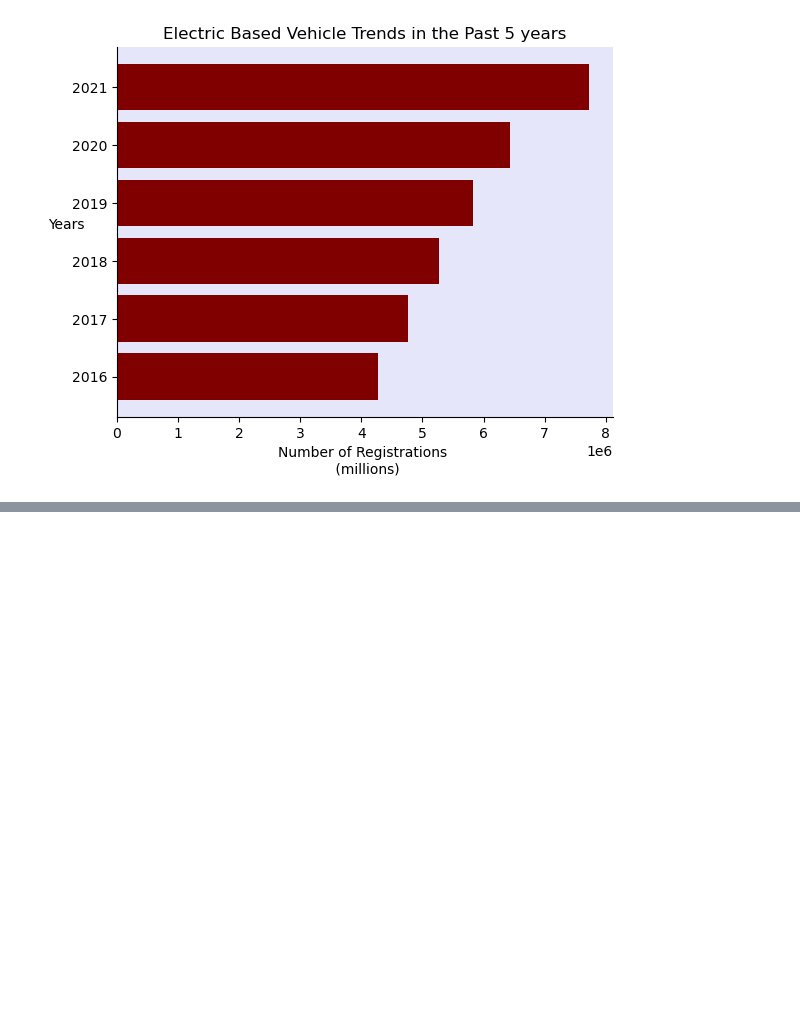
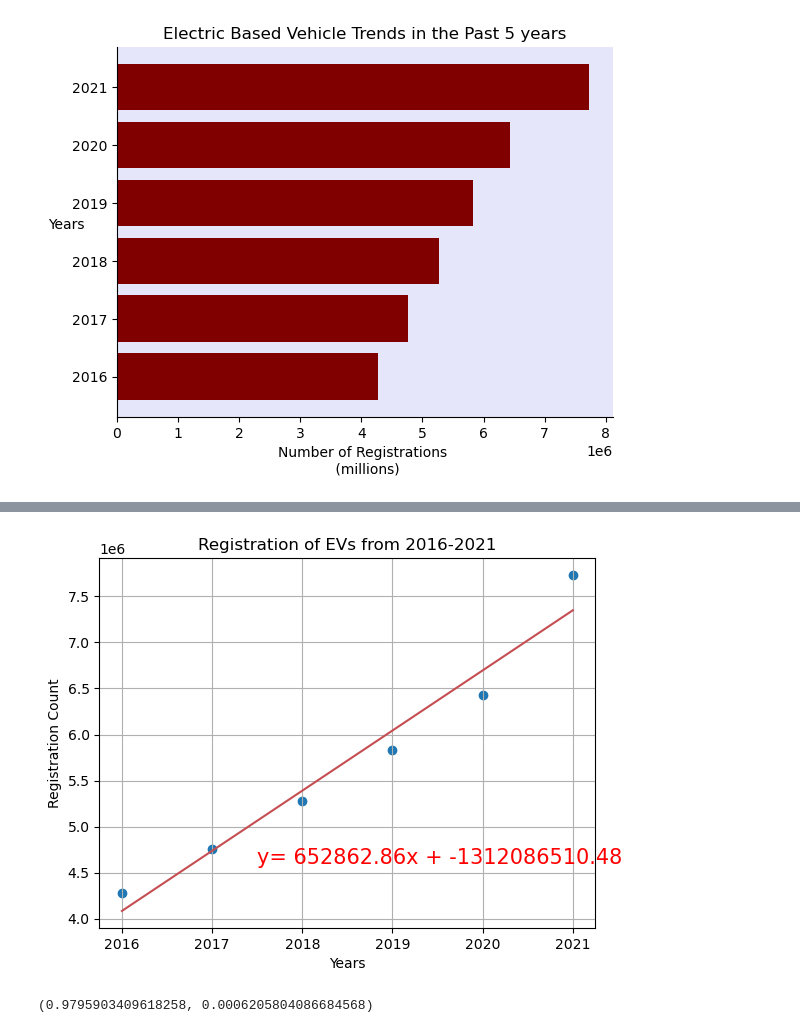
Before and after one commit to nhle95/Project1_group4, a Jupyter notebook: Electric_Car_Count.ipynb, the cells around one changed output, grey strips where cells are left out. Drawn from its saved outputs; the diff is of its cells as text; code cells hidden in the pictures; blank space fills up the shorter version.

Commit message:
Final revisions and addition of correlation coefficient

```diff
--- a/Electric_Car_Count.ipynb
+++ b/Electric_Car_Count.ipynb
@@ -185,0 +210,24 @@ plt.show()
+# %%
+import scipy.stats as st
+# Calculate the correlation coefficient and linear regression model
+# for mouse weight and average tumor volume for the Capomulin regimen
+correlation_coefficient= st.pearsonr(Years,Totals)
+correlation_coefficient
+x_val=np.array(Years)
+y_val=np.array(Totals)
+(slope, intercept, rvalue, pvalue, stderr)=st.linregress(x_val,y_val)
+regress_values= x_val*slope + intercept
+line_eq='y= '+str(round(slope,2)) + 'x + ' + str(round(intercept,2))
+plt.scatter(x_val,y_val)
+plt.plot(x_val,regress_values, 'r-')
+plt.annotate(line_eq,(2017.5,4600000),fontsize=15,color="red")
+plt.xlabel('Years')
+plt.ylabel('Registration Count')
+plt.title('Registration of EVs from 2016-2021')
+plt.grid()
+plt.savefig('output/LinearRegression.jpeg')
+plt.show()
+print(correlation_coefficient)
+# %% [output]
+[figure, added]
+(0.9795903409618258, 0.0006205804086684568)
```
Also changed, not shown: parts of 4 cells of this notebook, 2 other files.
